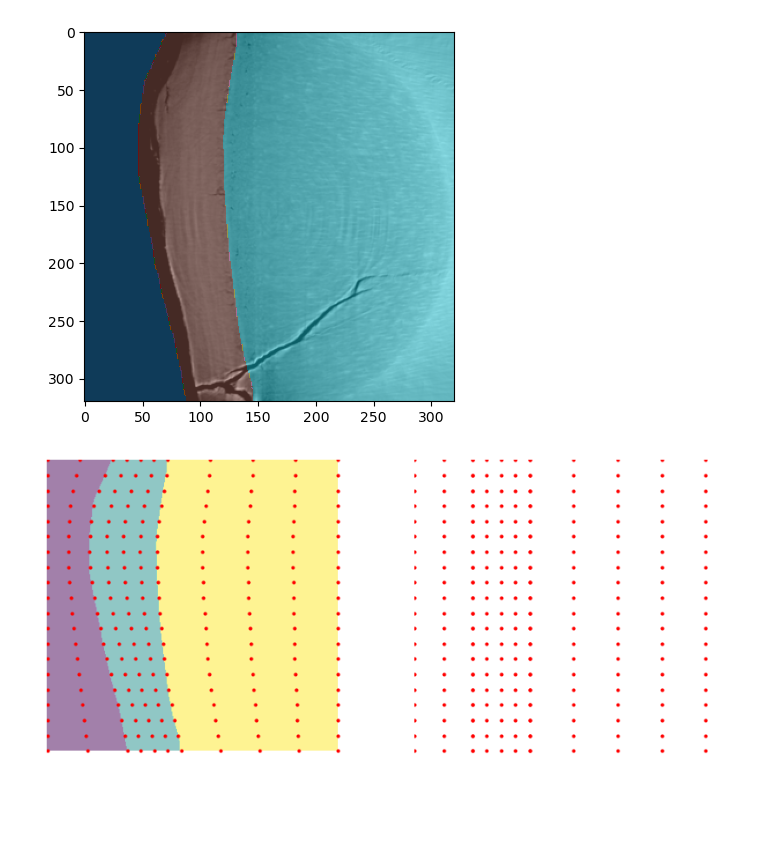
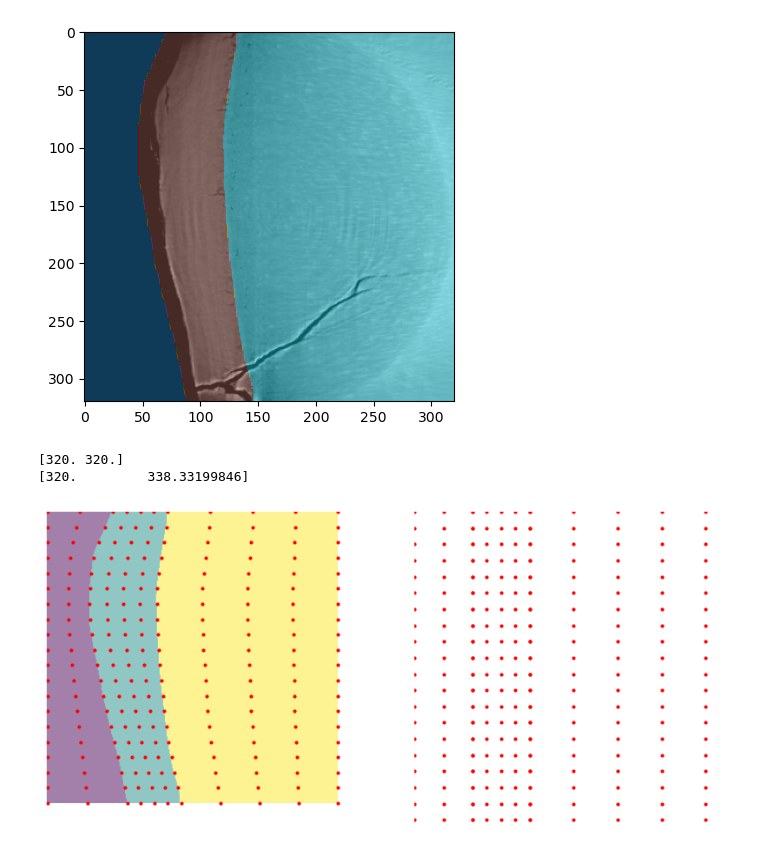
Before and after one commit to JGIBristol/cementum_imaging, a Jupyter notebook: straighten_mesh.ipynb, the cells around one changed output. Cells and saved outputs as stored; diff of their text form; code cells hidden in the pictures; blank space fills up the shorter version.

Commit message:
fix msak straightening

```diff
--- a/straighten_mesh.ipynb
+++ b/straighten_mesh.ipynb
@@ -24,33 +24,35 @@ plt.imshow(mask, cmap="tab10", alpha=0.5)
 # %%
 """
 Create grids of points to map to/from
 
 """
 from cementum import straighten
 
 n_x, n_y = 5, 20
 n_left, n_right = 3, 5
 
 plot_kw = {"marker": "o", "linestyle": "none"}
 
 fig, axes = plt.subplots(1, 2, sharex=True, sharey=True, figsize=(10, 5))
 for axis in axes:
     axis.set_aspect("equal")
     axis.set_axis_off()
 
 # Concatenate all the points together
 curve_pts = straighten.mask_mesh(mask, n_y, (n_left, n_x, n_right))
 straight_pts = straighten.straight_mesh(mask, n_y, (n_left, n_x, n_right))
-import numpy as np
-a, b = np.unique(curve_pts, return_counts=True, axis=0)
 
 axes[0].plot(curve_pts[:, 0], curve_pts[:, 1], color="r", **plot_kw, markersize=2)
 axes[0].imshow(mask, alpha=0.5)
 axes[1].plot(straight_pts[:, 0], straight_pts[:, 1], color="r", **plot_kw, markersize=2)
+print(curve_pts[-1])
+print(straight_pts[-1])
 
 fig.savefig("mesh.png")
 # %% [output]
+[320. 320.]
+[320.         338.33199846]
-[figure, old version]
+[figure, new version]
 # %%
 from matplotlib import colormaps, colors
 from skimage.transform import warp, PiecewiseAffineTransform
```
Also changed, not shown: parts of 1 cell of this notebook, 1 other file.
